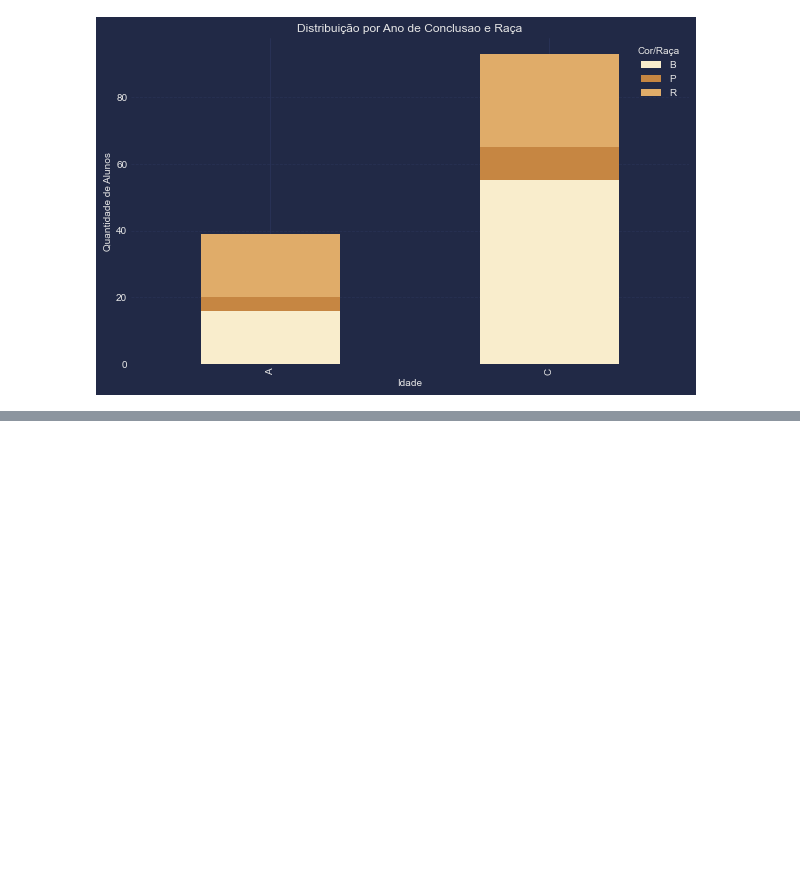
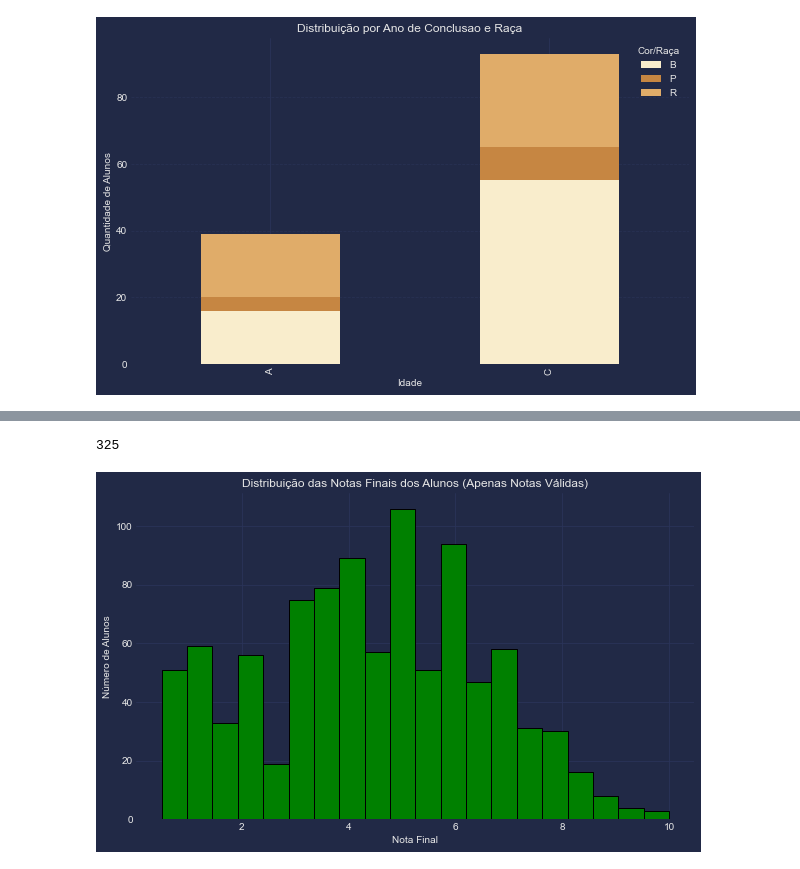
Before and after one commit to tulipia/passos-magicos, a Jupyter notebook: index_v2.ipynb, the cells around one changed output, grey strips where cells are left out. Cells and saved outputs as stored; diff of their text form; code cells hidden in the pictures; blank space fills up the shorter version.

Commit message:
Incluindo Visoes de notas

```diff
--- a/index_v2.ipynb
+++ b/index_v2.ipynb
@@ -479,3 +479,36 @@ tbCentral.head()
 | 4 | 7 | M | 21 | 2002-12-23 02:00:00 | R | Apenas mae cadastrada | NaN | NaN |
 # %%
 tbCentral.to_csv(r'bases_finais/alunos.csv', index=False)
+# %%
+# Carregar as novas tabelas para a análise de distribuição de notas dos alunos
+df_fase_nota = pd.read_csv('database/TbFaseNota.csv')
+df_fase_nota_aluno = pd.read_csv('database/TbFaseNotaAluno.csv')
+df_fase_nota_origem_destino = pd.read_csv('database/TbFaseNotaOrigemDestino.csv')
+df_fase_nota_disciplina_turma = pd.read_csv('database/TbFaseNotaDisciplinaTurma.csv')
+
+# Combinando as tabelas TbFaseNotaAluno com TbFaseNotaDisciplinaTurma para obter as notas por disciplina e turma
+df_notas_completa = pd.merge(df_fase_nota_aluno, df_fase_nota_disciplina_turma, on='IdFaseNota')
+
+# Filtrando para obter apenas as notas finais e limpando os dados
+notas_alunos = df_notas_completa['NotaFase'].dropna()
+
+# Contagem de alunos únicos que possuem nota após a limpeza
+alunos_com_nota = df_notas_completa[df_notas_completa['NotaFase'] > 0]['IdAluno'].nunique()
+
+alunos_com_nota
+# %% [output]
+325
+# %%
+# Limpar as notas negativas e nulas (incluindo zero)
+notas_limpa = notas_alunos[notas_alunos > 0]
+
+# Plotando a distribuição das notas finais limpas
+plt.figure(figsize=(10, 6))
+plt.hist(notas_limpa, bins=20, color='green', edgecolor='black')
+plt.title('Distribuição das Notas Finais dos Alunos (Apenas Notas Válidas)')
+plt.xlabel('Nota Final')
+plt.ylabel('Número de Alunos')
+plt.grid(True)
+plt.show()
+# %% [output]
+[figure, added]
```
